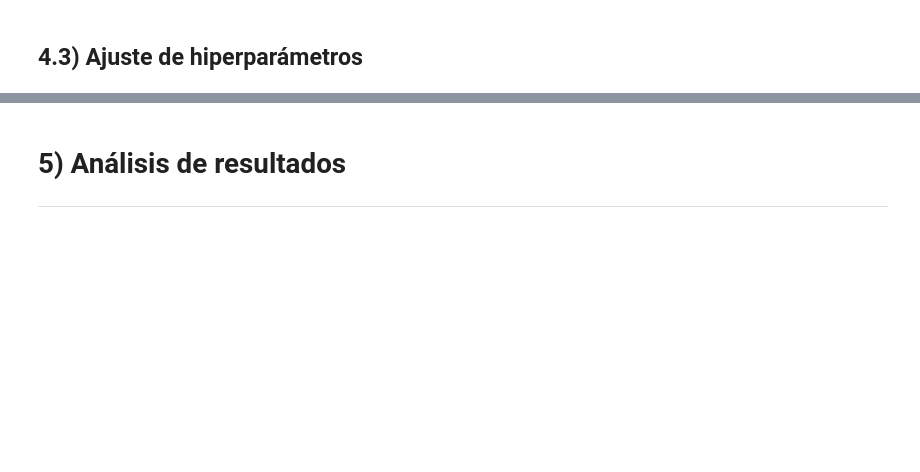
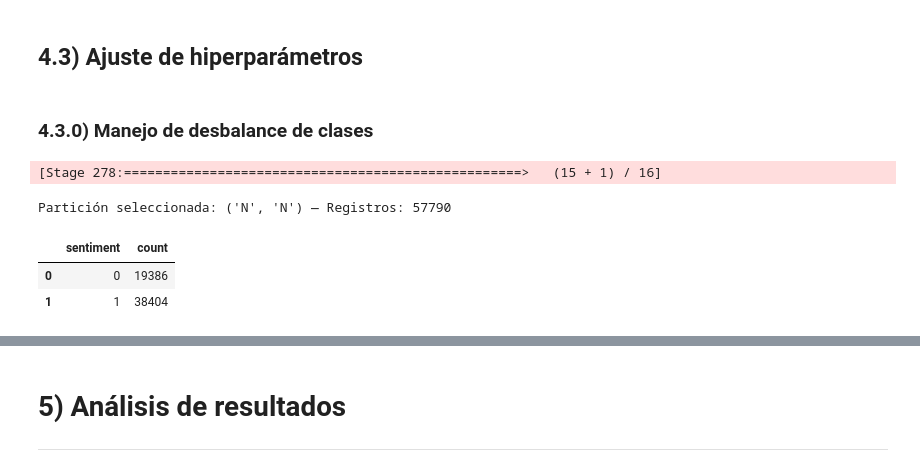
Before and after one commit to AlejandroDiaz10/Proyecto-Big-Data-PySpark, a Jupyter notebook: Actividad 4 | Métricas de calidad de resultados/Actividad4_MetricasCalidadResultados_A01276769.ipynb, the cells around one changed output, grey strips where cells are left out. Cells and saved outputs as stored; diff of their text form; code cells hidden in the pictures; blank space fills up the shorter version.

```diff
--- a/Actividad 4 | Métricas de calidad de resultados/Actividad4_MetricasCalidadResultados_A01276769.ipynb
+++ b/Actividad 4 | Métricas de calidad de resultados/Actividad4_MetricasCalidadResultados_A01276769.ipynb
@@ -634,2 +728,20 @@ Procesando partición: ('Y', 'N') (Train: 424081, Test: 181591)
 # %% [markdown]
 ## 4.3) Ajuste de hiperparámetros
+# %% [markdown]
+### 4.3.0) Manejo de desbalance de clases
+# %%
+first_combo_key = list(train_partitions.keys())[0]
+tri_df = train_partitions[first_combo_key]
+print(f"Partición seleccionada: {first_combo_key} — Registros: {tri_df.count()}")
+# %% [output]
+[Stage 278:===================================================>   (15 + 1) / 16]
+Partición seleccionada: ('N', 'N') — Registros: 57790
+# %%
+# Inspeccionar la distribución de las clases
+class_distribution = tri_df.groupBy("sentiment").count().orderBy("sentiment")
+class_distribution_pd = class_distribution.toPandas()
+display(class_distribution_pd)
+# %% [output]
+|  | sentiment | count |
+| 0 | 0 | 19386 |
+| 1 | 1 | 38404 |
```
Also changed, not shown: parts of 34 cells of this notebook.
